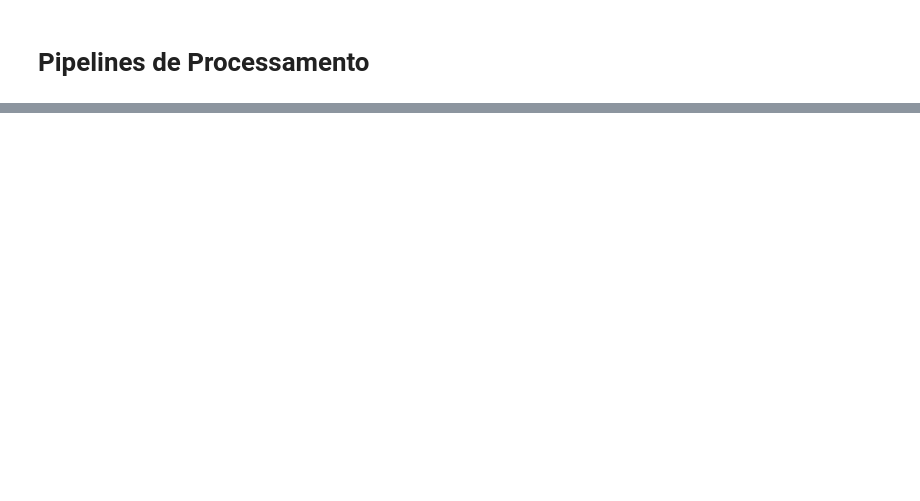
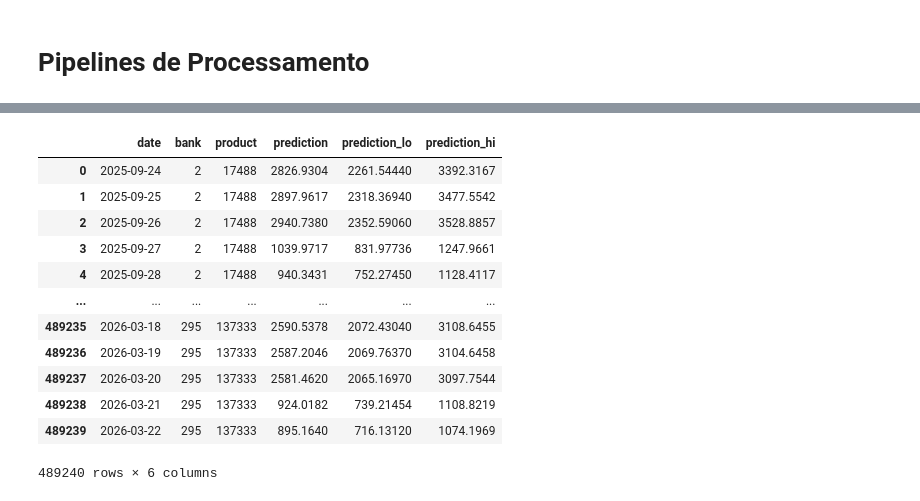
Before and after one commit to joaovcardosodev/lev-challenge, a Jupyter notebook: notebooks/02_model_training.ipynb, the cells around one changed output, grey strips where cells are left out. Cells and saved outputs as stored; diff of their text form; code cells hidden in the pictures; blank space fills up the shorter version.

```diff
--- a/notebooks/02_model_training.ipynb
+++ b/notebooks/02_model_training.ipynb
@@ -301,0 +844,17 @@ The exit codes of the workers are {SIGINT(-2), SIGINT(-2), SIGINT(-2), SIGINT(-2
+# %%
+df = pd.read_csv('C:\\Users\\joaov\\OneDrive\\Área de Trabalho\\Python\\lev-challenge\\forecast.csv')
+df
+# %% [output]
+|  | date | bank | product | prediction | prediction_lo | prediction_hi |
+| 0 | 2025-09-24 | 2 | 17488 | 2826.9304 | 2261.54440 | 3392.3167 |
+| 1 | 2025-09-25 | 2 | 17488 | 2897.9617 | 2318.36940 | 3477.5542 |
+| 2 | 2025-09-26 | 2 | 17488 | 2940.7380 | 2352.59060 | 3528.8857 |
+| 3 | 2025-09-27 | 2 | 17488 | 1039.9717 | 831.97736 | 1247.9661 |
+| 4 | 2025-09-28 | 2 | 17488 | 940.3431 | 752.27450 | 1128.4117 |
+| ... | ... | ... | ... | ... | ... | ... |
+| 489235 | 2026-03-18 | 295 | 137333 | 2590.5378 | 2072.43040 | 3108.6455 |
+| 489236 | 2026-03-19 | 295 | 137333 | 2587.2046 | 2069.76370 | 3104.6458 |
+| 489237 | 2026-03-20 | 295 | 137333 | 2581.4620 | 2065.16970 | 3097.7544 |
+| 489238 | 2026-03-21 | 295 | 137333 | 924.0182 | 739.21454 | 1108.8219 |
+| 489239 | 2026-03-22 | 295 | 137333 | 895.1640 | 716.13120 | 1074.1969 |
+489240 rows × 6 columns
```
Also changed, not shown: parts of 32 cells of this notebook, 9 other files.
